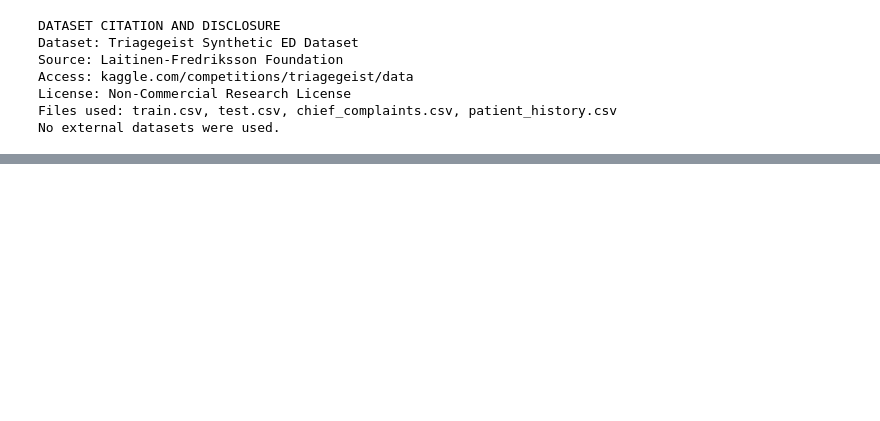
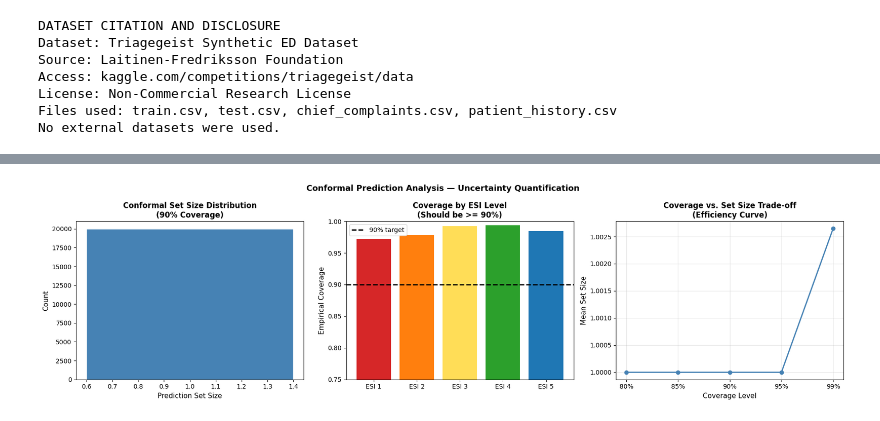
Before and after one commit to Dhruvjain35/triagegeist-clinical-ai, a Jupyter notebook: triagegeist-clinical-ai-pipeline.ipynb, the cells around one changed output, grey strips where cells are left out. Saved outputs shown, nothing was run; the diff lists cells and outputs as text; code cells hidden in the pictures; blank space fills up the shorter version.

```diff
--- a/triagegeist-clinical-ai-pipeline.ipynb
+++ b/triagegeist-clinical-ai-pipeline.ipynb
@@ -492,0 +641,80 @@ INSURANCE TYPE UNDERTRIAGE RATES:
+# %%
+# conformal prediction gives guaranteed coverage intervals instead of just point predictions
+# calibration set (10% holdout) was never used in training — only used here
+# q_hat is the nonconformity threshold at 90% coverage
+# using the full ensemble probabilities on the calibration set
+
+def build_conformal_sets(cal_probs, cal_labels, query_probs, alpha=0.10):
+    n = len(cal_labels)
+    nonconf_scores = 1 - cal_probs[np.arange(n), cal_labels - 1]
+    q_level = min(np.ceil((n + 1) * (1 - alpha)) / n, 1.0)
+    q_hat = np.quantile(nonconf_scores, q_level, method='higher')
+    sets = []
+    for probs in query_probs:
+        included = [i + 1 for i, p in enumerate(probs) if (1 - p) <= q_hat]
+        sets.append(included if included else [int(np.argmax(probs)) + 1])
+    return sets, q_hat
+
+cal_lgb_probs = sum(m.predict(X_cal, num_iteration=m.best_iteration) for m in lgb_models) / N_FOLDS
+cal_xgb_probs = sum(m.predict(xgb.DMatrix(X_cal)).reshape(-1, 5) for m in xgb_models) / N_FOLDS
+cal_cat_probs = sum(m.predict_proba(X_cal) for m in cat_models) / N_FOLDS
+cal_ensemble_probs = w_lgb * cal_lgb_probs + w_xgb * cal_xgb_probs + w_cat * cal_cat_probs
+
+cal_preds = np.argmax(cal_ensemble_probs, axis=1) + 1
+print(f"Calibration QWK: {qwk(y_cal, cal_preds):.4f}")
+
+sets_90, q_hat_90 = build_conformal_sets(cal_ensemble_probs, y_cal, test_ensemble_probs, alpha=0.10)
+cal_sets_verify, _ = build_conformal_sets(cal_ensemble_probs, y_cal, cal_ensemble_probs, alpha=0.10)
+emp_coverage = np.mean([y_cal[i] in cal_sets_verify[i] for i in range(len(y_cal))])
+
+set_sizes_90 = [len(s) for s in sets_90]
+singleton_rate = np.mean([len(s) == 1 for s in sets_90])
+critical_confident = sum(1 for s in sets_90 if len(s) == 1 and s[0] in [1, 2])
+
+print(f"\nCONFORMAL PREDICTION (90% coverage target):")
+print(f"  q_hat threshold:       {q_hat_90:.4f}")
+print(f"  Empirical coverage:    {emp_coverage:.4f}")
+print(f"  Mean set size:         {np.mean(set_sizes_90):.3f}")
+print(f"  Singleton predictions: {singleton_rate*100:.1f}%")
+print(f"  High-acuity singletons (ESI 1-2): {critical_confident:,}")
+
+coverage_by_esi = {}
+for esi in range(1, 6):
+    mask = np.array([y_cal[i] == esi for i in range(len(y_cal))])
+    if mask.sum() > 0:
+        covered = sum(y_cal[i] in cal_sets_verify[i] for i in np.where(mask)[0])
+        coverage_by_esi[f'ESI {esi}'] = covered / mask.sum()
+
+fig, axes = plt.subplots(1, 3, figsize=(18, 5))
+
+size_counts = pd.Series(set_sizes_90).value_counts().sort_index()
+axes[0].bar(size_counts.index, size_counts.values, color='steelblue', edgecolor='white')
+axes[0].set_xlabel('Prediction Set Size', fontsize=11)
+axes[0].set_ylabel('Count', fontsize=11)
+axes[0].set_title('Conformal Set Size Distribution\n(90% Coverage)', fontsize=12, fontweight='bold')
+
+axes[1].bar(coverage_by_esi.keys(), coverage_by_esi.values(),
+            color=['#d62728', '#ff7f0e', '#ffdd57', '#2ca02c', '#1f77b4'])
+axes[1].axhline(0.90, color='black', linestyle='--', linewidth=2, label='90% target')
+axes[1].set_ylim(0.75, 1.0)
+axes[1].set_ylabel('Empirical Coverage', fontsize=11)
+axes[1].set_title('Coverage by ESI Level\n(Should be >= 90%)', fontsize=12, fontweight='bold')
+axes[1].legend()
+
+alphas = [0.20, 0.15, 0.10, 0.05, 0.01]
+mean_sizes = []
+for a in alphas:
+    s, _ = build_conformal_sets(cal_ensemble_probs, y_cal, test_ensemble_probs, alpha=a)
+    mean_sizes.append(np.mean([len(x) for x in s]))
+
+axes[2].plot([f'{(1-a)*100:.0f}%' for a in alphas], mean_sizes, 'o-', color='steelblue', linewidth=2)
+axes[2].set_xlabel('Coverage Level', fontsize=11)
+axes[2].set_ylabel('Mean Set Size', fontsize=11)
+axes[2].set_title('Coverage vs. Set Size Trade-off\n(Efficiency Curve)', fontsize=12, fontweight='bold')
+axes[2].grid(alpha=0.3)
+
+plt.suptitle('Conformal Prediction Analysis — Uncertainty Quantification', fontsize=13, fontweight='bold')
+plt.tight_layout()
+plt.savefig('conformal_analysis.png', dpi=150, bbox_inches='tight')
+plt.show()
+# %% [output]
@@ -492,0 +729 @@ INSURANCE TYPE UNDERTRIAGE RATES:
+[figure, added]
```
Also changed, not shown: parts of 16 cells of this notebook.
